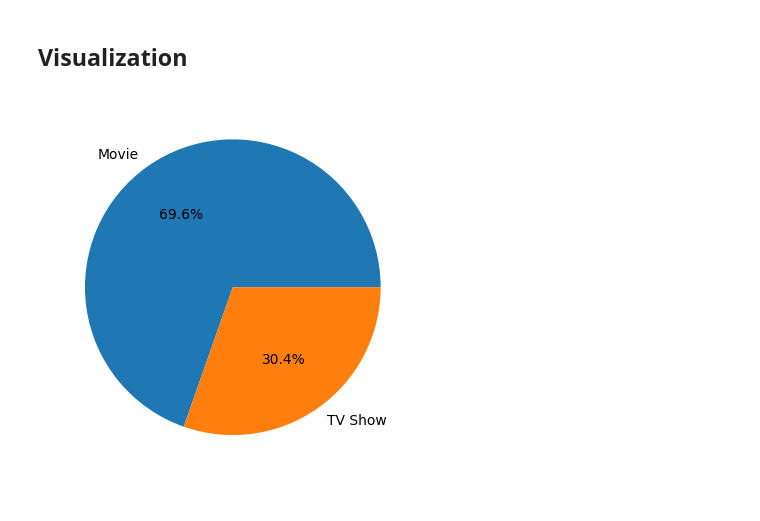
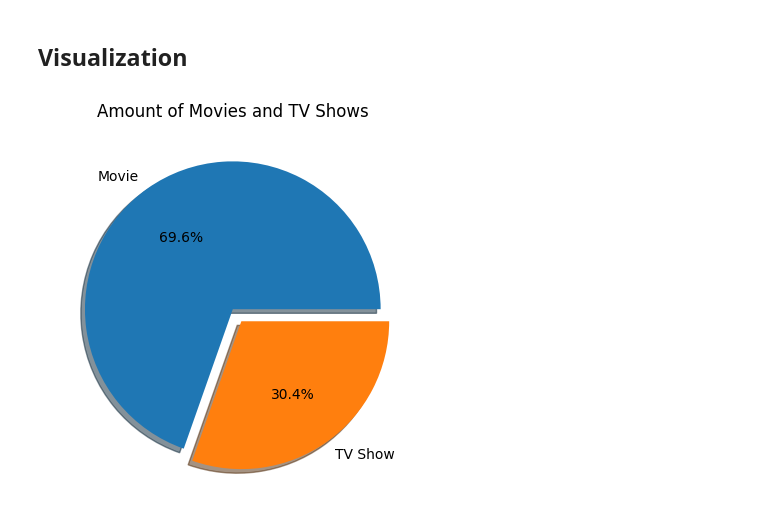
Before and after one commit to Panta003/netflix-data-analysis, a Jupyter notebook: scripts/analysis.ipynb, the cells around one changed output. Drawn from its saved outputs; the diff is of its cells as text; code cells hidden in the pictures.

```diff
--- a/scripts/analysis.ipynb
+++ b/scripts/analysis.ipynb
@@ -105,11 +105,13 @@ netflix_df = netflix_df.drop(columns=["listed_in"])
 # %%
 type_analysis = netflix_df.groupby('type')['type'].value_counts()
 
 plt.pie(type_analysis, labels=type_analysis.index,
-                        autopct="%1.1f%%")
+                        autopct="%1.1f%%",
+                        explode=[0, 0.1],
+                        shadow=True)
 
-plt.title("Andrija")
+plt.title("Amount of Movies and TV Shows")
 
 plt.show()
 # %% [output]
-[figure, old version]
+[figure, new version]
```
Also changed, not shown: parts of 1 cell of this notebook.
